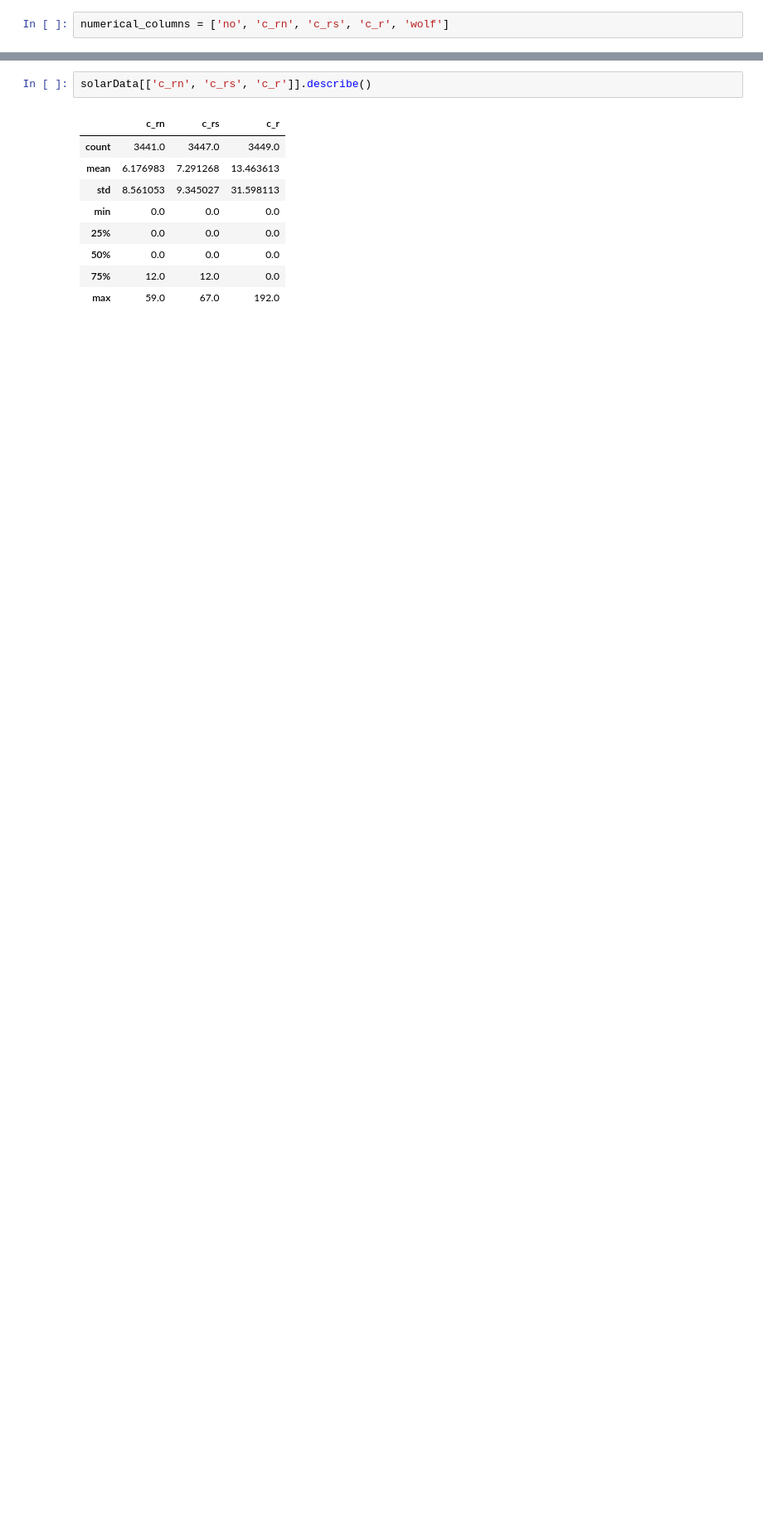
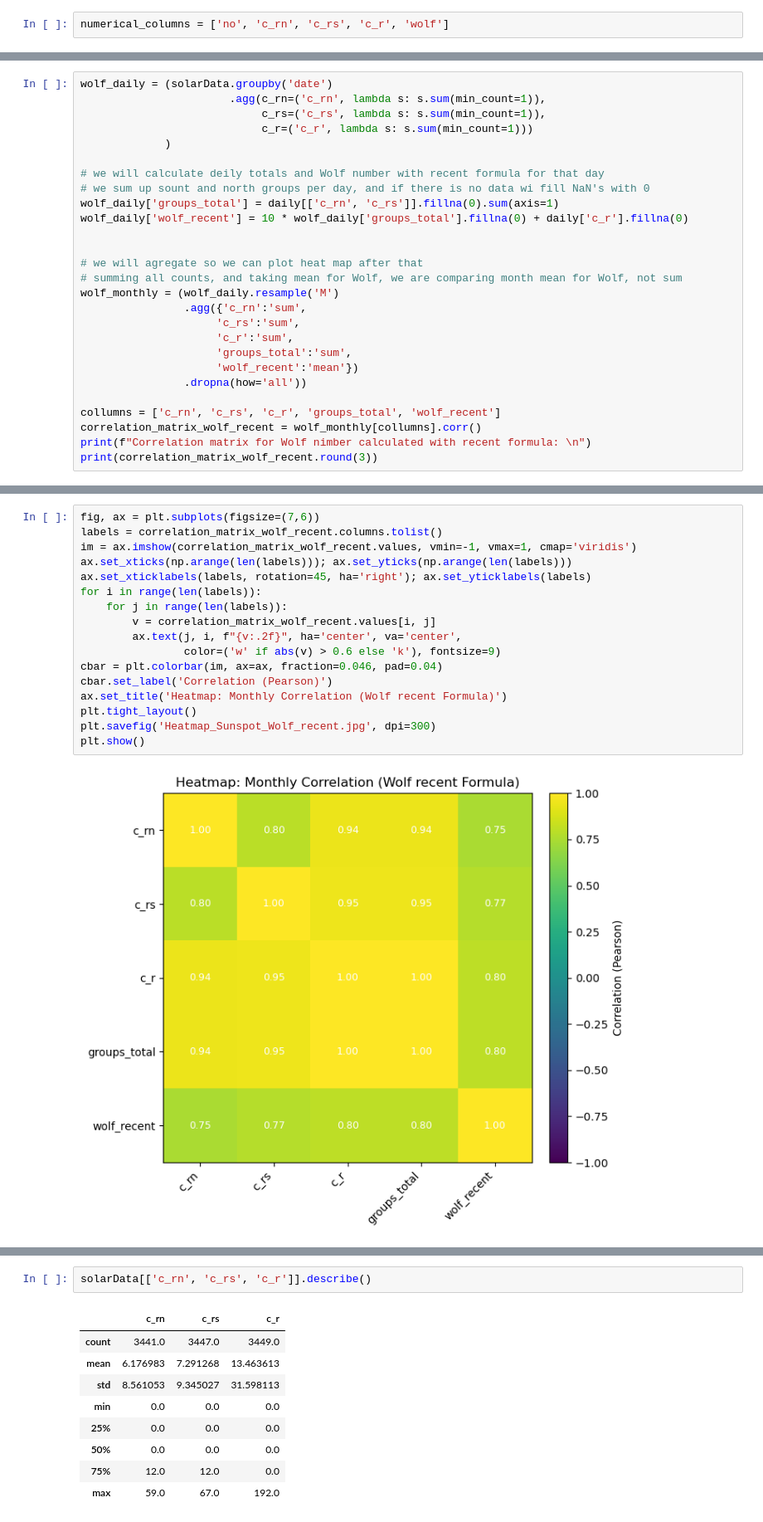
Before and after one commit to QubitShifter/JupiterLab, a Jupyter notebook: 00.ExamProject/SolarData.ipynb, the cells around one changed output, grey strips where cells are left out. Shown at 83% size. Saved outputs shown, nothing was run; the diff lists cells and outputs as text; blank space fills up the shorter version.

```diff
--- a/00.ExamProject/SolarData.ipynb
+++ b/00.ExamProject/SolarData.ipynb
@@ -530,0 +702,27 @@ plt.show()
+# %%
+wolf_daily = (solarData.groupby('date')
+                       .agg(c_rn=('c_rn', lambda s: s.sum(min_count=1)),
+                            c_rs=('c_rs', lambda s: s.sum(min_count=1)),
+                            c_r=('c_r', lambda s: s.sum(min_count=1)))
+             )
+
+# we will calculate deily totals and Wolf number with recent formula for that day
+# we sum up sount and north groups per day, and if there is no data wi fill NaN's with 0
+wolf_daily['groups_total'] = daily[['c_rn', 'c_rs']].fillna(0).sum(axis=1)
+wolf_daily['wolf_recent'] = 10 * wolf_daily['groups_total'].fillna(0) + daily['c_r'].fillna(0)
+
+
+# we will agregate so we can plot heat map after that
+# summing all counts, and taking mean for Wolf, we are comparing month mean for Wolf, not sum
+wolf_monthly = (wolf_daily.resample('M')
+                .agg({'c_rn':'sum',
+                     'c_rs':'sum',
+                     'c_r':'sum',
+                     'groups_total':'sum',
+                     'wolf_recent':'mean'})
+                .dropna(how='all'))
+
+collumns = ['c_rn', 'c_rs', 'c_r', 'groups_total', 'wolf_recent']
+correlation_matrix_wolf_recent = wolf_monthly[collumns].corr()
+print(f"Correlation matrix for Wolf nimber calculated with recent formula: \n")
+print(correlation_matrix_wolf_recent.round(3))
@@ -530,0 +756,19 @@ plt.show()
+# %%
+fig, ax = plt.subplots(figsize=(7,6))
+labels = correlation_matrix_wolf_recent.columns.tolist()
+im = ax.imshow(correlation_matrix_wolf_recent.values, vmin=-1, vmax=1, cmap='viridis')
+ax.set_xticks(np.arange(len(labels))); ax.set_yticks(np.arange(len(labels)))
+ax.set_xticklabels(labels, rotation=45, ha='right'); ax.set_yticklabels(labels)
+for i in range(len(labels)):
+    for j in range(len(labels)):
+        v = correlation_matrix_wolf_recent.values[i, j]
+        ax.text(j, i, f"{v:.2f}", ha='center', va='center',
+                color=('w' if abs(v) > 0.6 else 'k'), fontsize=9)
+cbar = plt.colorbar(im, ax=ax, fraction=0.046, pad=0.04)
+cbar.set_label('Correlation (Pearson)')
+ax.set_title('Heatmap: Monthly Correlation (Wolf recent Formula)')
+plt.tight_layout()
+plt.savefig('Heatmap_Sunspot_Wolf_recent.jpg', dpi=300)
+plt.show()
+# %% [output]
+[figure, added]
```
Also changed, not shown: parts of 134 cells of this notebook.
